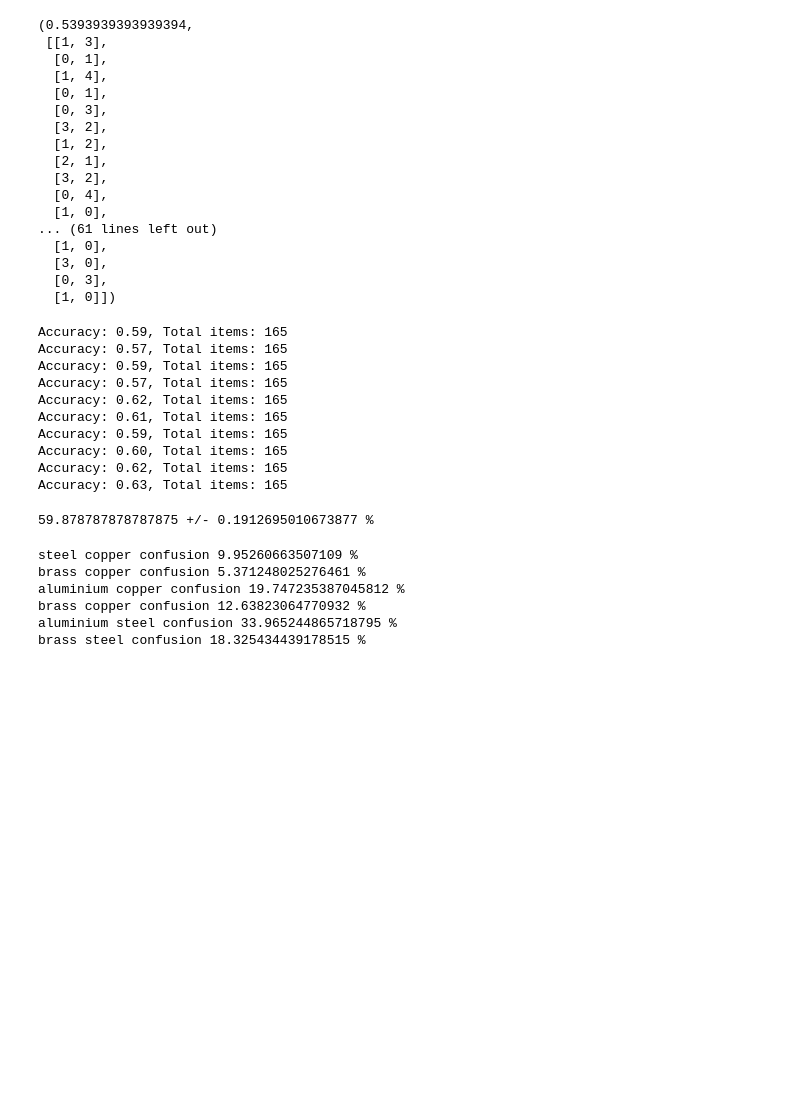
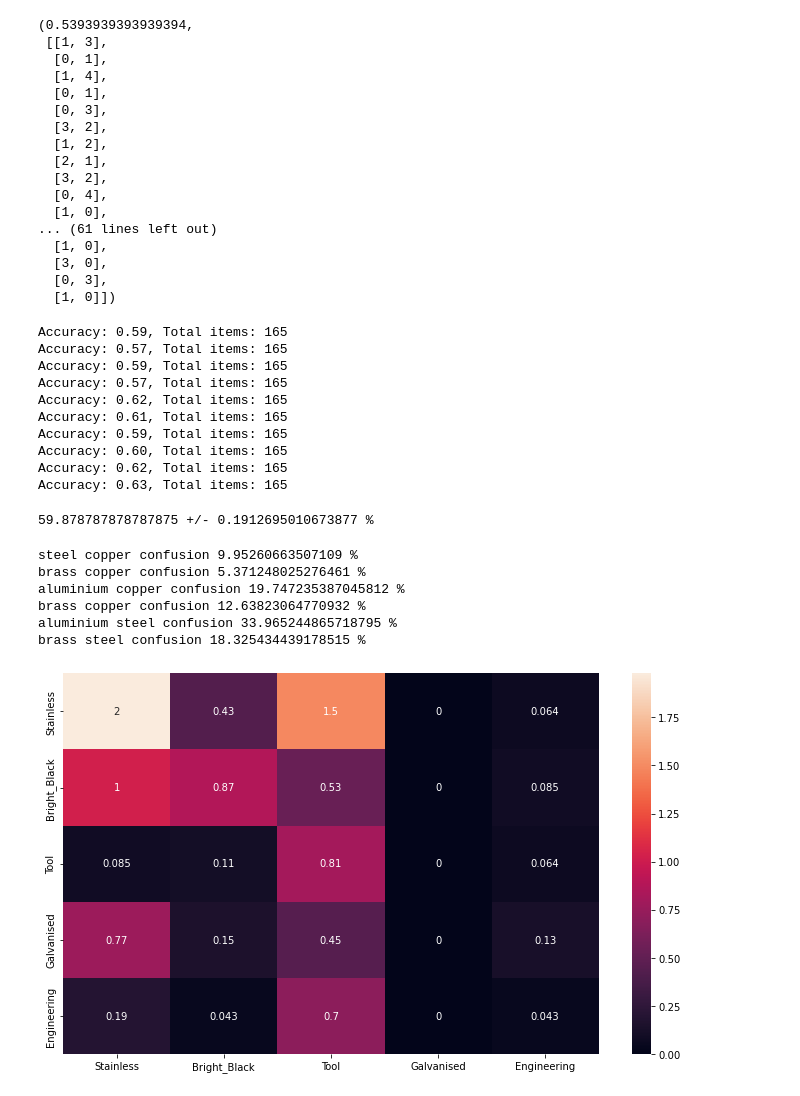
Before and after one commit to bobbyfordi117/crash-bang-wallop, a Jupyter notebook: NCC_Code/mel_non_aug.ipynb, the cells around one changed output. Saved outputs shown, nothing was run; the diff lists cells and outputs as text; code cells hidden in the pictures; blank space fills up the shorter version.

```diff
--- a/NCC_Code/mel_non_aug.ipynb
+++ b/NCC_Code/mel_non_aug.ipynb
@@ -338,7 +338,7 @@ next(myModel.parameters()).device
 device(type='cpu')
 # %%
 import neptune.new as neptune
-num_epochs=200
+num_epochs=1
 
 run = neptune.init(
     project="crshbng/Crash",
@@ -546,3 +555,42 @@ aluminium copper confusion 19.747235387045812 %
 brass copper confusion 12.63823064770932 %
 aluminium steel confusion 33.965244865718795 %
 brass steel confusion 18.325434439178515 %
+# %%
+import numpy as np
+from sklearn.metrics import multilabel_confusion_matrix
+from sklearn.metrics import confusion_matrix
+import seaborn as sn
+import pandas as pd
+import matplotlib.pyplot as plt
+
+y_pred = []
+y_true = []
+
+# iterate over test data
+for data in val_dl:
+  inputs, labels = data[0].to(device), data[1].to(device)
+  inputs_m, inputs_s = inputs.mean(), inputs.std()
+  inputs = (inputs - inputs_m) / inputs_s
+
+  output = myModel(inputs) # Feed Networ
+
+  output = (torch.max(torch.exp(output), 1)[1]).data.cpu().numpy()
+  y_pred.extend(output) # Save Prediction
+
+  labels = labels.data.cpu().numpy()
+  y_true.extend(labels) # Save Truth
+#print(y_pred)
+#print(y_true)
+# constant for classes
+classes = ('Stainless', 'Bright_Black', 'Tool', 'Galvanised', 'Engineering')
+
+# Build confusion matrix
+cf_matrix = confusion_matrix(y_true, y_pred)
+df_cm = pd.DataFrame(cf_matrix/np.sum(cf_matrix) *10 , index = [i for i in classes],
+                     columns = [i for i in classes])
+plt.figure(figsize = (12,7))
+sn.heatmap(df_cm, annot=True)
+plt.show()
+#print(cf_matrix)
+# %% [output]
+[figure, added]
```
Also changed, not shown: parts of 2 cells of this notebook, 12 other files.
